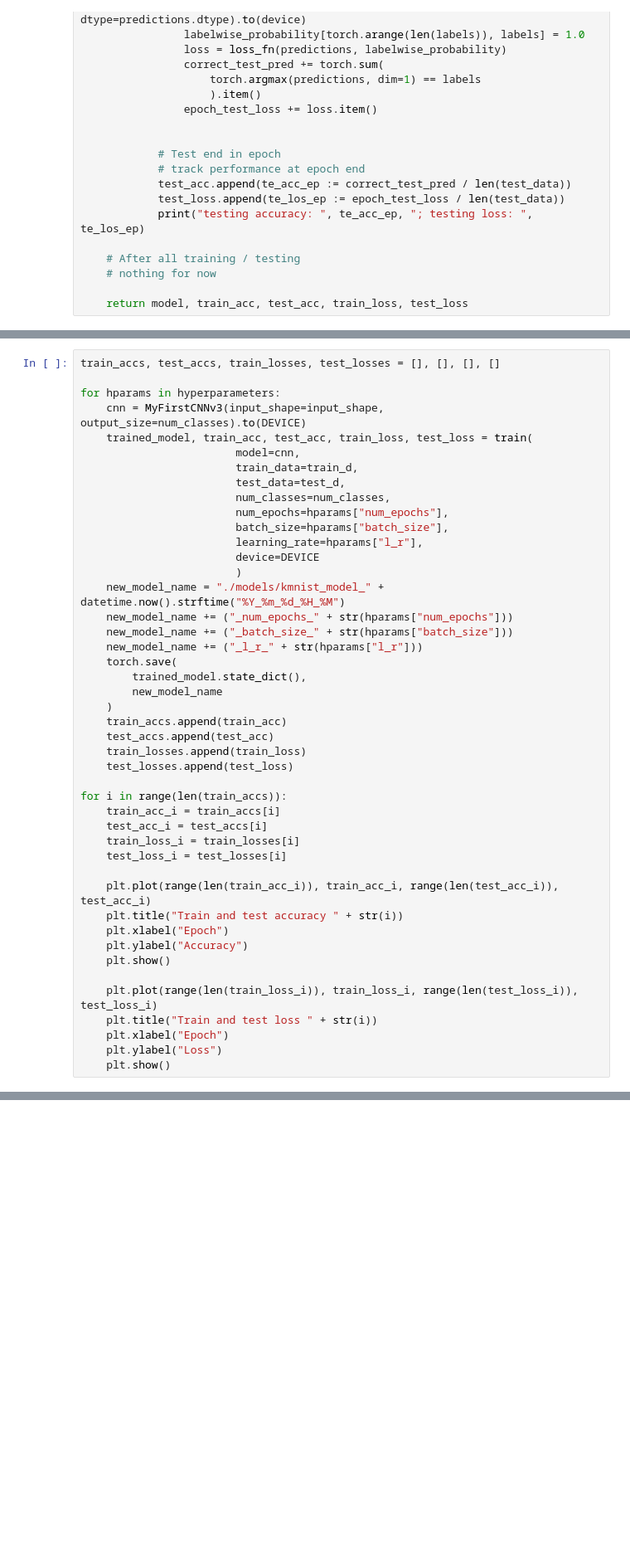
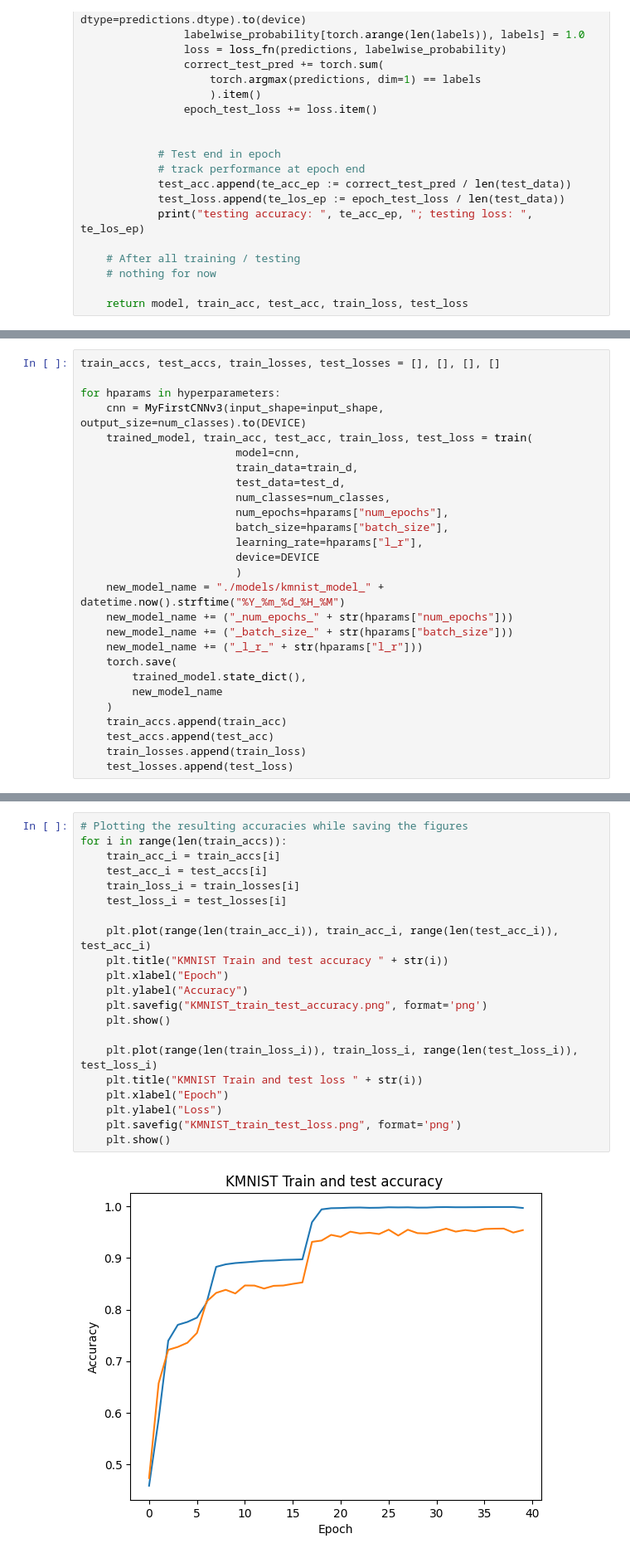
Before and after one commit to akirakudo901/MyFirstCNN, a Jupyter notebook: MyFirstCNN.ipynb, the cells around one changed output, grey strips where cells are left out. Shown at 83% size. Drawn from its saved outputs; the diff is of its cells as text; blank space fills up the shorter version.

```diff
--- a/MyFirstCNN.ipynb
+++ b/MyFirstCNN.ipynb
@@ -520,23 +520,5 @@ for hparams in hyperparameters:
     test_accs.append(test_acc)
     train_losses.append(train_loss)
     test_losses.append(test_loss)
-
-for i in range(len(train_accs)):
-    train_acc_i = train_accs[i]
-    test_acc_i = test_accs[i]
-    train_loss_i = train_losses[i]
-    test_loss_i = test_losses[i]
-
-    plt.plot(range(len(train_acc_i)), train_acc_i, range(len(test_acc_i)), test_acc_i)
-    plt.title("Train and test accuracy " + str(i))
-    plt.xlabel("Epoch")
-    plt.ylabel("Accuracy")
-    plt.show()
-
-    plt.plot(range(len(train_loss_i)), train_loss_i, range(len(test_loss_i)), test_loss_i)
-    plt.title("Train and test loss " + str(i))
-    plt.xlabel("Epoch")
-    plt.ylabel("Loss")
-    plt.show()
 # %% [output]
 Epoch 1 !
@@ -557,0 +559,23 @@ RuntimeError: ignored
+# %%
+# Plotting the resulting accuracies while saving the figures
+for i in range(len(train_accs)):
+    train_acc_i = train_accs[i]
+    test_acc_i = test_accs[i]
+    train_loss_i = train_losses[i]
+    test_loss_i = test_losses[i]
+
+    plt.plot(range(len(train_acc_i)), train_acc_i, range(len(test_acc_i)), test_acc_i)
+    plt.title("KMNIST Train and test accuracy " + str(i))
+    plt.xlabel("Epoch")
+    plt.ylabel("Accuracy")
+    plt.savefig("KMNIST_train_test_accuracy.png", format='png')
+    plt.show()
+
+    plt.plot(range(len(train_loss_i)), train_loss_i, range(len(test_loss_i)), test_loss_i)
+    plt.title("KMNIST Train and test loss " + str(i))
+    plt.xlabel("Epoch")
+    plt.ylabel("Loss")
+    plt.savefig("KMNIST_train_test_loss.png", format='png')
+    plt.show()
+# %% [output]
+[figure, added]
```
Also changed, not shown: parts of 3 cells of this notebook.
